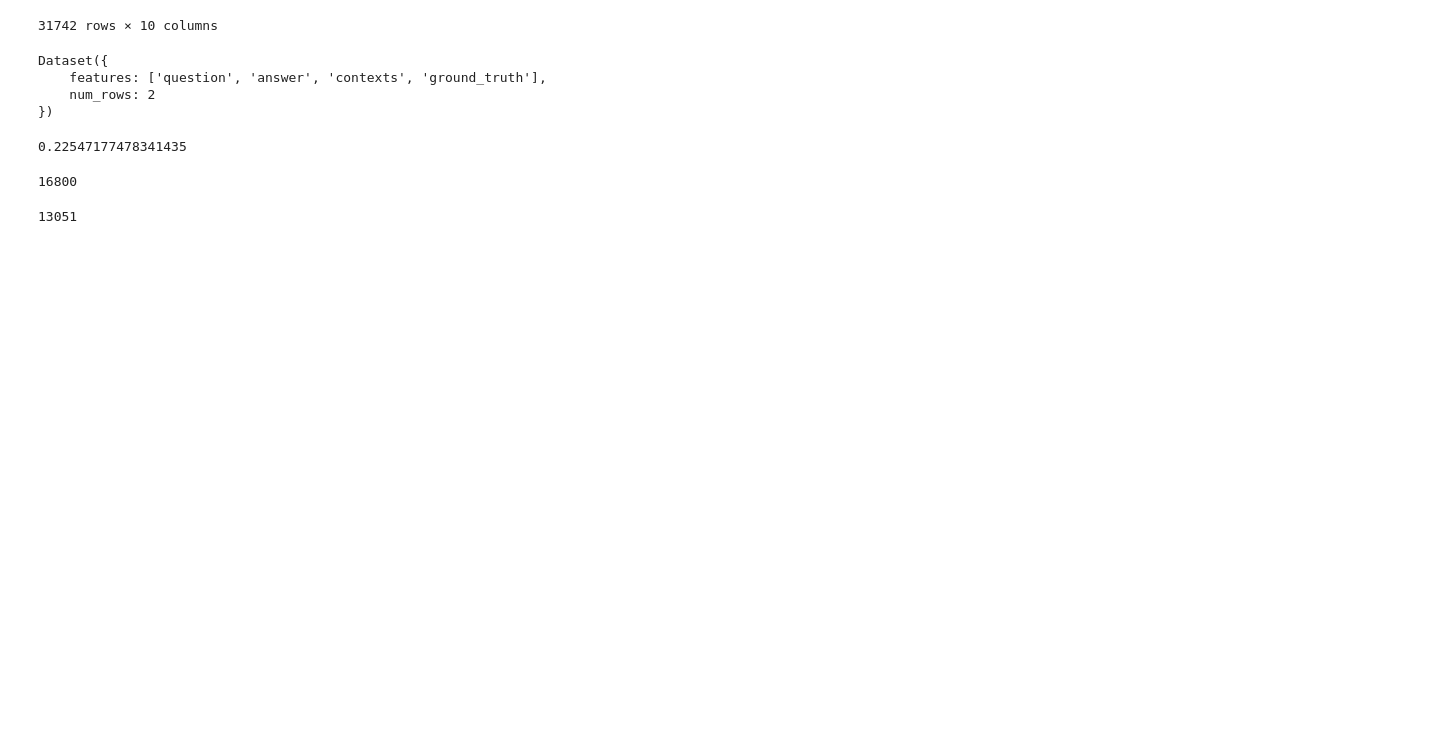
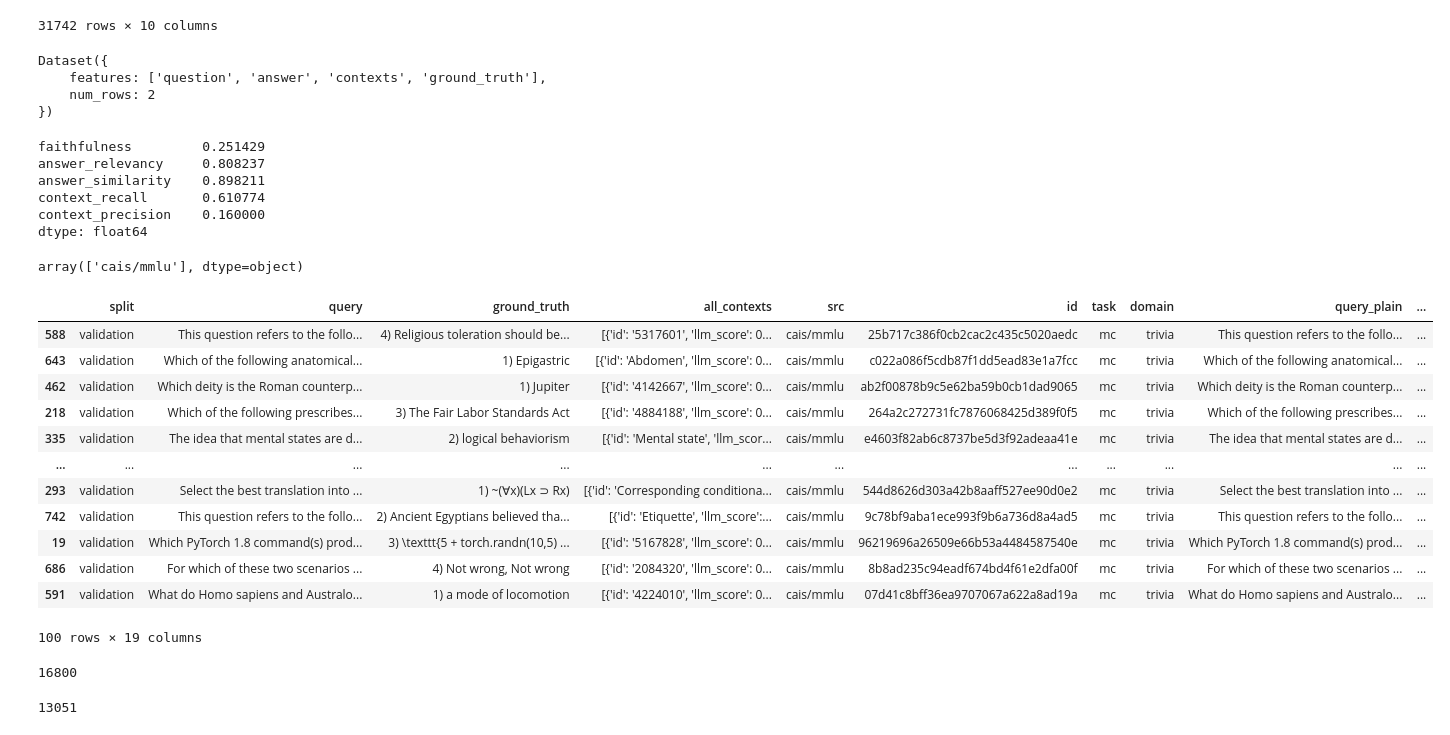
Before and after one commit to tristanratz/ITRF, a Jupyter notebook: evaluation/evaluation_set.ipynb, the cells around one changed output. Saved outputs shown, nothing was run; the diff lists cells and outputs as text; code cells hidden in the pictures; blank space fills up the shorter version.

```diff
--- a/evaluation/evaluation_set.ipynb
+++ b/evaluation/evaluation_set.ipynb
@@ -485,4 +510,13 @@ itrf = read_parquet("../data/evaluation_results/itrf_evaluation_llmware_llmware_
 # %%
-itrf[["faithfulness","answer_relevancy", "answer_similarity","context_recall","context_precision"]].mean()
+df[["faithfulness","answer_relevancy", "answer_similarity","context_recall","context_precision"]].mean()
 # %% [output]
-0.22547177478341435
+faithfulness         0.251429
+answer_relevancy     0.808237
+answer_similarity    0.898211
+context_recall       0.610774
+context_precision    0.160000
+dtype: float64
+# %%
+df["src"].unique()
+# %% [output]
+array(['cais/mmlu'], dtype=object)
@@ -489,3 +525,19 @@ itrf[["faithfulness","answer_relevancy", "answer_similarity","context_recall","c
+# %%
+read_json("../data/evaluation_results/itrf_evaluation_llmware_llmware_evaluated_100.json")
+# %% [output]
+|  | split | query | ground_truth | all_contexts | src | id | task | domain | query_plain | ... |
+| 588 | validation | This question refers to the follo... | 4) Religious toleration should be... | [{'id': '5317601', 'llm_score': 0... | cais/mmlu | 25b717c386f0cb2cac2c435c5020aedc | mc | trivia | This question refers to the follo... | ... |
+| 643 | validation | Which of the following anatomical... | 1) Epigastric | [{'id': 'Abdomen', 'llm_score': 0... | cais/mmlu | c022a086f5cdb87f1dd5ead83e1a7fcc | mc | trivia | Which of the following anatomical... | ... |
+| 462 | validation | Which deity is the Roman counterp... | 1) Jupiter | [{'id': '4142667', 'llm_score': 0... | cais/mmlu | ab2f00878b9c5e62ba59b0cb1dad9065 | mc | trivia | Which deity is the Roman counterp... | ... |
+| 218 | validation | Which of the following prescribes... | 3) The Fair Labor Standards Act | [{'id': '4884188', 'llm_score': 0... | cais/mmlu | 264a2c272731fc7876068425d389f0f5 | mc | trivia | Which of the following prescribes... | ... |
+| 335 | validation | The idea that mental states are d... | 2) logical behaviorism | [{'id': 'Mental state', 'llm_scor... | cais/mmlu | e4603f82ab6c8737be5d3f92adeaa41e | mc | trivia | The idea that mental states are d... | ... |
+| ... | ... | ... | ... | ... | ... | ... | ... | ... | ... | ... |
+| 293 | validation | Select the best translation into ... | 1) ~(∀x)(Lx ⊃ Rx) | [{'id': 'Corresponding conditiona... | cais/mmlu | 544d8626d303a42b8aaff527ee90d0e2 | mc | trivia | Select the best translation into ... | ... |
+| 742 | validation | This question refers to the follo... | 2) Ancient Egyptians believed tha... | [{'id': 'Etiquette', 'llm_score':... | cais/mmlu | 9c78bf9aba1ece993f9b6a736d8a4ad5 | mc | trivia | This question refers to the follo... | ... |
+| 19 | validation | Which PyTorch 1.8 command(s) prod... | 3) \texttt{5 + torch.randn(10,5) ... | [{'id': '5167828', 'llm_score': 0... | cais/mmlu | 96219696a26509e66b53a4484587540e | mc | trivia | Which PyTorch 1.8 command(s) prod... | ... |
+| 686 | validation | For which of these two scenarios ... | 4) Not wrong, Not wrong | [{'id': '2084320', 'llm_score': 0... | cais/mmlu | 8b8ad235c94eadf674bd4f61e2dfa00f | mc | trivia | For which of these two scenarios ... | ... |
+| 591 | validation | What do Homo sapiens and Australo... | 1) a mode of locomotion | [{'id': '4224010', 'llm_score': 0... | cais/mmlu | 07d41c8bff36ea9707067a622a8ad19a | mc | trivia | What do Homo sapiens and Australo... | ... |
+100 rows × 19 columns
 # %%
 from pandas import DataFrame
 result = DataFrame(columns=itrf.columns)
```
Also changed, not shown: parts of 3 cells of this notebook.
